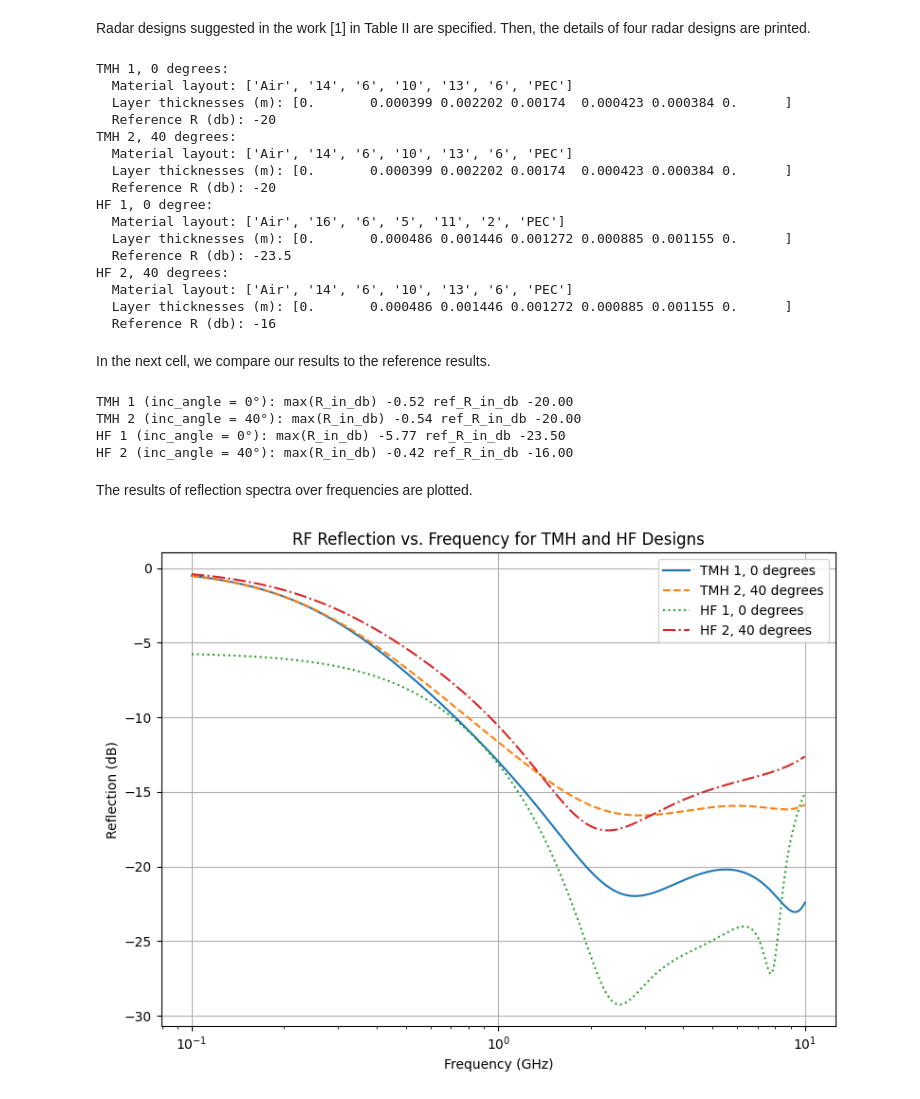
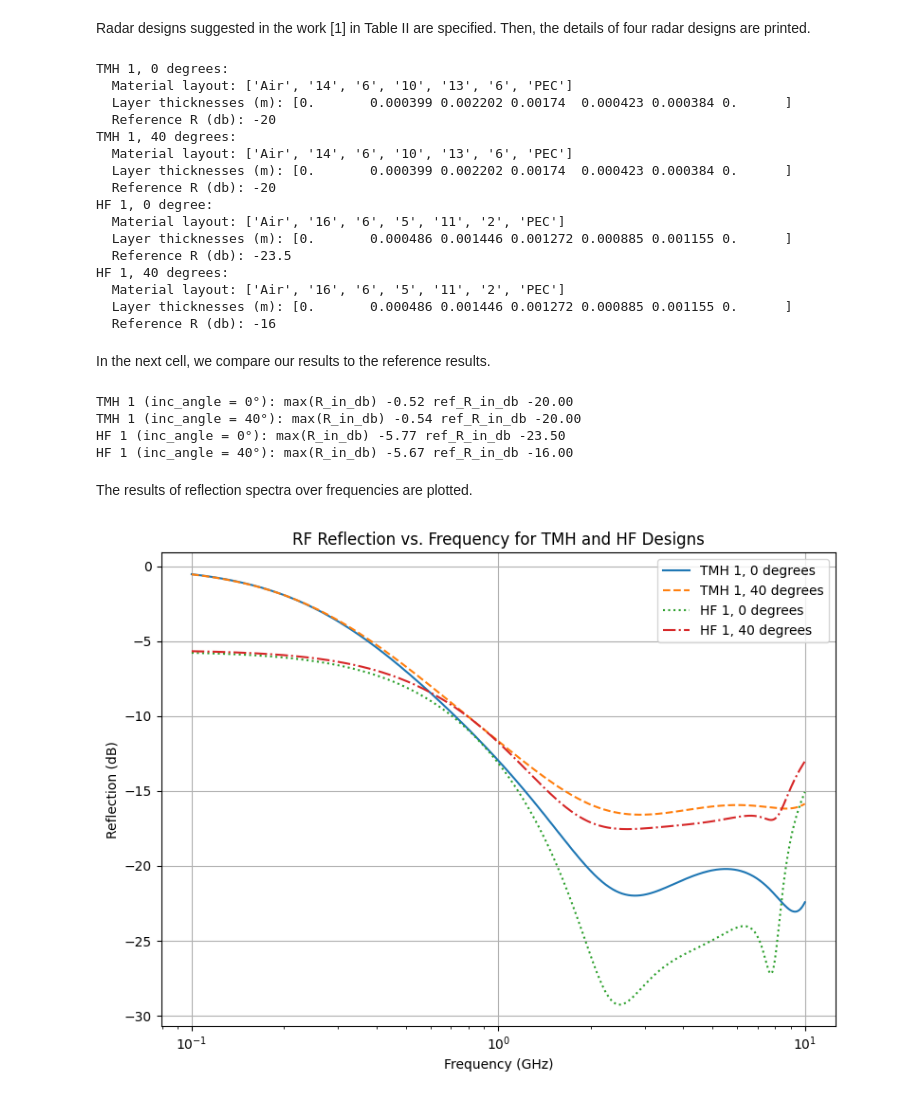
Before and after one commit to JaxLayerLumos/JaxLayerLumos-SDP-fall-2025, a Jupyter notebook: examples/radar-design-TMH-HF.ipynb, the cells around one changed output. Drawn from its saved outputs; the diff is of its cells as text; code cells hidden in the pictures.

Commit message:
updated figures

```diff
--- a/examples/radar-design-TMH-HF.ipynb
+++ b/examples/radar-design-TMH-HF.ipynb
@@ -42,14 +42,14 @@ designs = [
         "ref_R_in_db": -23.5
     },
     {
-        "materials_data": ["14", "6", "10", "13", "6"],
+        "materials_data": ["16", "6", "5", "11", "2"],
         "thicknesses_in_mm": [0.486, 1.446, 1.272, 0.885, 1.155],
         "ref_R_in_db": -16
     }
 ]
 
 # Define custom names for the designs
-design_names = ["TMH 1, 0 degrees", "TMH 2, 40 degrees", "HF 1, 0 degree", "HF 2, 40 degrees"]
+design_names = ["TMH 1, 0 degrees", "TMH 1, 40 degrees", "HF 1, 0 degree", "HF 1, 40 degrees"]
 
 for i, design in enumerate(designs):
     materials_data = design["materials_data"]
@@ -68,7 +68,7 @@ TMH 1, 0 degrees:
   Material layout: ['Air', '14', '6', '10', '13', '6', 'PEC']
   Layer thicknesses (m): [0.       0.000399 0.002202 0.00174  0.000423 0.000384 0.      ]
   Reference R (db): -20
-TMH 2, 40 degrees:
+TMH 1, 40 degrees:
   Material layout: ['Air', '14', '6', '10', '13', '6', 'PEC']
   Layer thicknesses (m): [0.       0.000399 0.002202 0.00174  0.000423 0.000384 0.      ]
   Reference R (db): -20
@@ -76,8 +76,8 @@ HF 1, 0 degree:
   Material layout: ['Air', '16', '6', '5', '11', '2', 'PEC']
   Layer thicknesses (m): [0.       0.000486 0.001446 0.001272 0.000885 0.001155 0.      ]
   Reference R (db): -23.5
-HF 2, 40 degrees:
-  Material layout: ['Air', '14', '6', '10', '13', '6', 'PEC']
+HF 1, 40 degrees:
+  Material layout: ['Air', '16', '6', '5', '11', '2', 'PEC']
   Layer thicknesses (m): [0.       0.000486 0.001446 0.001272 0.000885 0.001155 0.      ]
   Reference R (db): -16
 # %% [markdown]
@@ -86,7 +86,7 @@ In the next cell, we compare our results to the reference results.
 Rs_in_db = []
 ref_Rs_in_db = []
 
-design_names = ["TMH 1", "TMH 2", "HF 1", "HF 2"]
+design_names = ["TMH 1", "TMH 1", "HF 1", "HF 1"]
 inc_angles = [0, 40, 0, 40]
 
 for i, design in enumerate(designs):
@@ -111,33 +111,33 @@ Rs_in_db = onp.array(Rs_in_db)
 ref_Rs_in_db = onp.array(ref_Rs_in_db)
 # %% [output]
 TMH 1 (inc_angle = 0°): max(R_in_db) -0.52 ref_R_in_db -20.00
-TMH 2 (inc_angle = 40°): max(R_in_db) -0.54 ref_R_in_db -20.00
+TMH 1 (inc_angle = 40°): max(R_in_db) -0.54 ref_R_in_db -20.00
 HF 1 (inc_angle = 0°): max(R_in_db) -5.77 ref_R_in_db -23.50
-HF 2 (inc_angle = 40°): max(R_in_db) -0.42 ref_R_in_db -16.00
+HF 1 (inc_angle = 40°): max(R_in_db) -5.67 ref_R_in_db -16.00
 # %% [markdown]
 The results of reflection spectra over frequencies are plotted.
 # %%
 fig = plt.figure(figsize=(8, 6))
 ax = fig.gca()
 line_styles = ['-', '--', ':', '-.']
 
-design_names = ["TMH 1, 0 degrees", "TMH 2, 40 degrees", "HF 1, 0 degrees", "HF 2, 40 degrees"]
+design_names = ["TMH 1, 0 degrees", "TMH 1, 40 degrees", "HF 1, 0 degrees", "HF 1, 40 degrees"]
 
 for i, (R_in_db, ref_R_in_db) in enumerate(zip(Rs_in_db, ref_Rs_in_db)):
     ax.semilogx(
         frequencies_in_ghz,
         onp.array(R_in_db),
         line_styles[i % len(line_styles)],
         label=design_names[i]
     )
 
 ax.set_xlabel("Frequency (GHz)")
 ax.set_ylabel("Reflection (dB)")
 ax.set_title("RF Reflection vs. Frequency for TMH and HF Designs")
 ax.grid()
 
 plt.legend()
 plt.tight_layout()
 plt.show()
 # %% [output]
-[figure, old version]
+[figure, new version]
```
